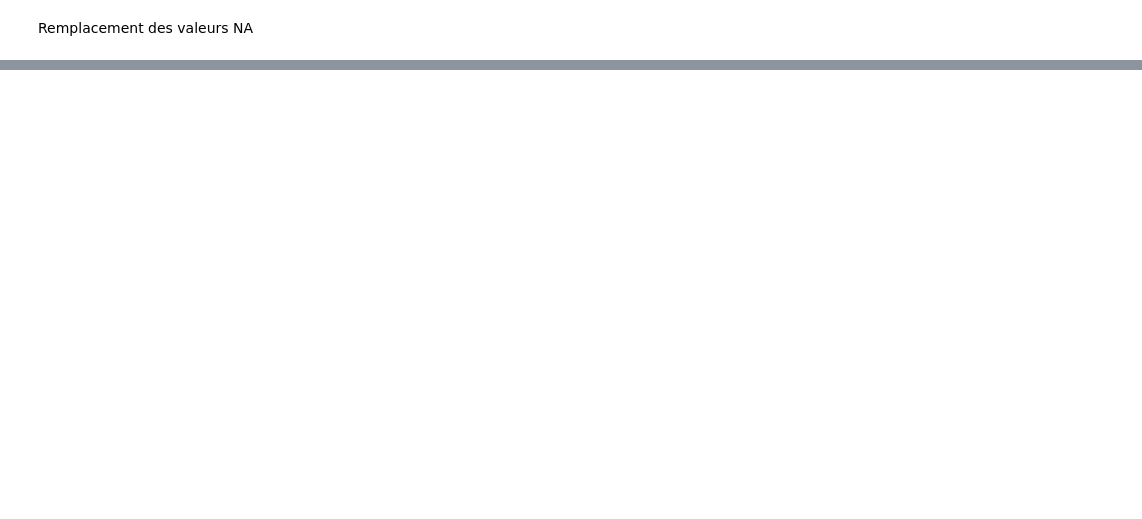
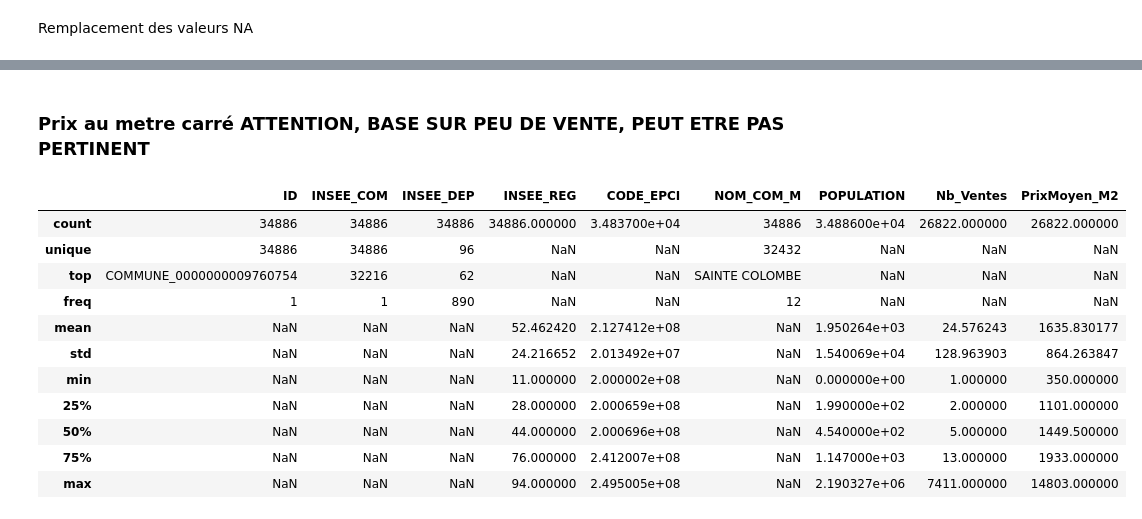
Before and after one commit to Ndeyefatou8/Machine_Learning, a Jupyter notebook: Rapport Analyse.ipynb, the cells around one changed output, grey strips where cells are left out. Saved outputs shown, nothing was run; the diff lists cells and outputs as text; code cells hidden in the pictures; blank space fills up the shorter version.

```diff
--- a/Rapport Analyse.ipynb
+++ b/Rapport Analyse.ipynb
@@ -3,6 +3,9 @@ import pandas as pd
 import seaborn as sns
 import numpy as np
 import matplotlib.pyplot as plt
+# %%
+#Definition du path
+path = "C:/Users/pterron/Documents/projet_python/Application_ml/Depot_data/"
 # %%
 #head set up
 pd.set_option('display.max_columns', None)
@@ -148,0 +154,23 @@ df.head()
+# %% [markdown]
+### Prix au metre carré ATTENTION, BASE SUR PEU DE VENTE, PEUT ETRE PAS PERTINENT
+# %%
+#Import csv open source (latitude, longitude, prix au m²)
+d_prix_mcarré = pd.read_csv(filepath_or_buffer= path + "dvf-communes-2019.csv", sep=";")
+
+#Transtypage
+
+#Visu
+d_prix_mcarré.describe(include='all')
+# %% [output]
+|  | ID | INSEE_COM | INSEE_DEP | INSEE_REG | CODE_EPCI | NOM_COM_M | POPULATION | Nb_Ventes | PrixMoyen_M2 |
+| count | 34886 | 34886 | 34886 | 34886.000000 | 3.483700e+04 | 34886 | 3.488600e+04 | 26822.000000 | 26822.000000 |
+| unique | 34886 | 34886 | 96 | NaN | NaN | 32432 | NaN | NaN | NaN |
+| top | COMMUNE_0000000009760754 | 32216 | 62 | NaN | NaN | SAINTE COLOMBE | NaN | NaN | NaN |
+| freq | 1 | 1 | 890 | NaN | NaN | 12 | NaN | NaN | NaN |
+| mean | NaN | NaN | NaN | 52.462420 | 2.127412e+08 | NaN | 1.950264e+03 | 24.576243 | 1635.830177 |
+| std | NaN | NaN | NaN | 24.216652 | 2.013492e+07 | NaN | 1.540069e+04 | 128.963903 | 864.263847 |
+| min | NaN | NaN | NaN | 11.000000 | 2.000002e+08 | NaN | 0.000000e+00 | 1.000000 | 350.000000 |
+| 25% | NaN | NaN | NaN | 28.000000 | 2.000659e+08 | NaN | 1.990000e+02 | 2.000000 | 1101.000000 |
+| 50% | NaN | NaN | NaN | 44.000000 | 2.000696e+08 | NaN | 4.540000e+02 | 5.000000 | 1449.500000 |
+| 75% | NaN | NaN | NaN | 76.000000 | 2.412007e+08 | NaN | 1.147000e+03 | 13.000000 | 1933.000000 |
+| max | NaN | NaN | NaN | 94.000000 | 2.495005e+08 | NaN | 2.190327e+06 | 7411.000000 | 14803.000000 |
```
Also changed, not shown: parts of 27 cells of this notebook.
